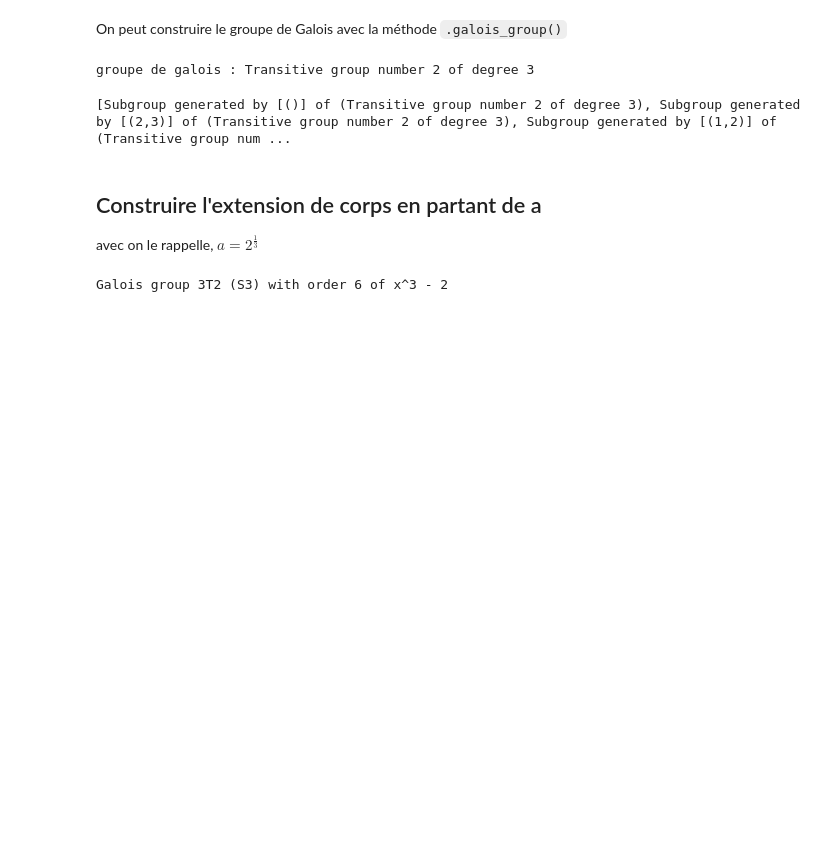
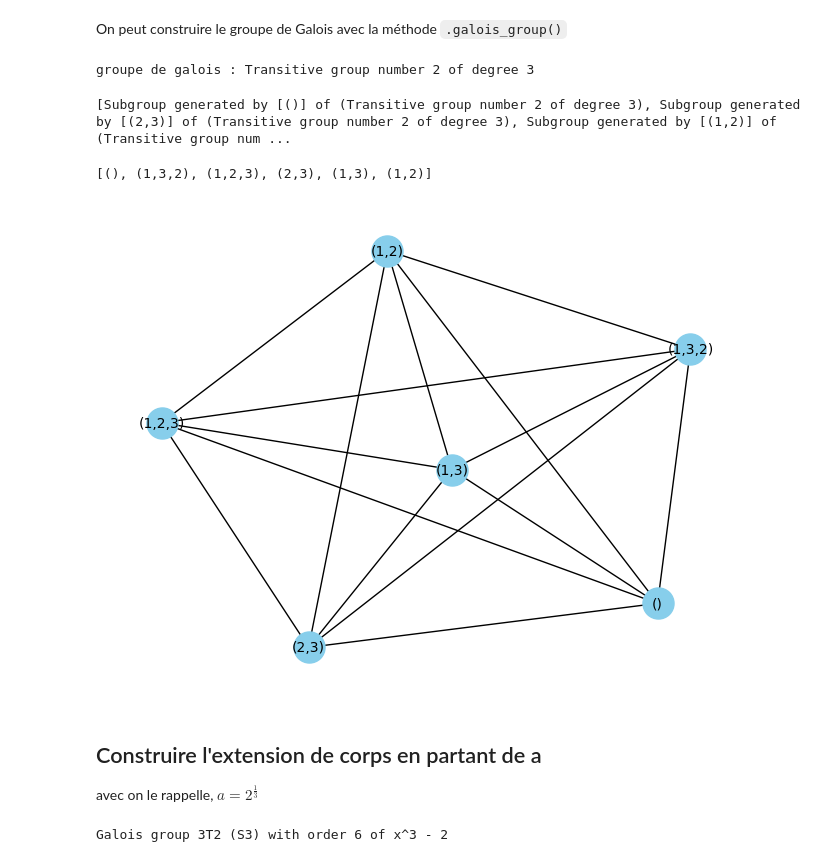
Before and after one commit to Falite/Notebooks-SageMaths, a Jupyter notebook: Corps/Tests.ipynb, the cells around one changed output. Saved outputs shown, nothing was run; the diff lists cells and outputs as text; code cells hidden in the pictures; blank space fills up the shorter version.

```diff
--- a/Corps/Tests.ipynb
+++ b/Corps/Tests.ipynb
@@ -39,6 +43,23 @@ groupe de galois : Transitive group number 2 of degree 3
 print(G.subgroups())
 # %% [output]
 [Subgroup generated by [()] of (Transitive group number 2 of degree 3), Subgroup generated by [(2,3)] of (Transitive group number 2 of degree 3), Subgroup generated by [(1,2)] of (Transitive group num ...
+# %%
+elements = G.list()
+elements
+# %% [output]
+[(), (1,3,2), (1,2,3), (2,3), (1,3), (1,2)]
+# %%
+graph = nx.Graph()
+for elem in elements:
+    graph.add_node(elem)
+for i in range(len(elements)):
+    for j in range(i+1,len(elements)):
+        graph.add_edge(elements[i],elements[j])
+pos = nx.spring_layout(graph)
+nx.draw(graph, pos, with_labels=True, node_size=500, node_color='skyblue', font_size=10, font_color='black')
+plt.show()
+# %% [output]
+[figure, added]
 # %% [markdown]
 ## Construire l'extension de corps en partant de a
 avec on le rappelle, $a=2^{\frac 13 }$
```
Also changed, not shown: parts of 3 cells of this notebook, 1 other file.
